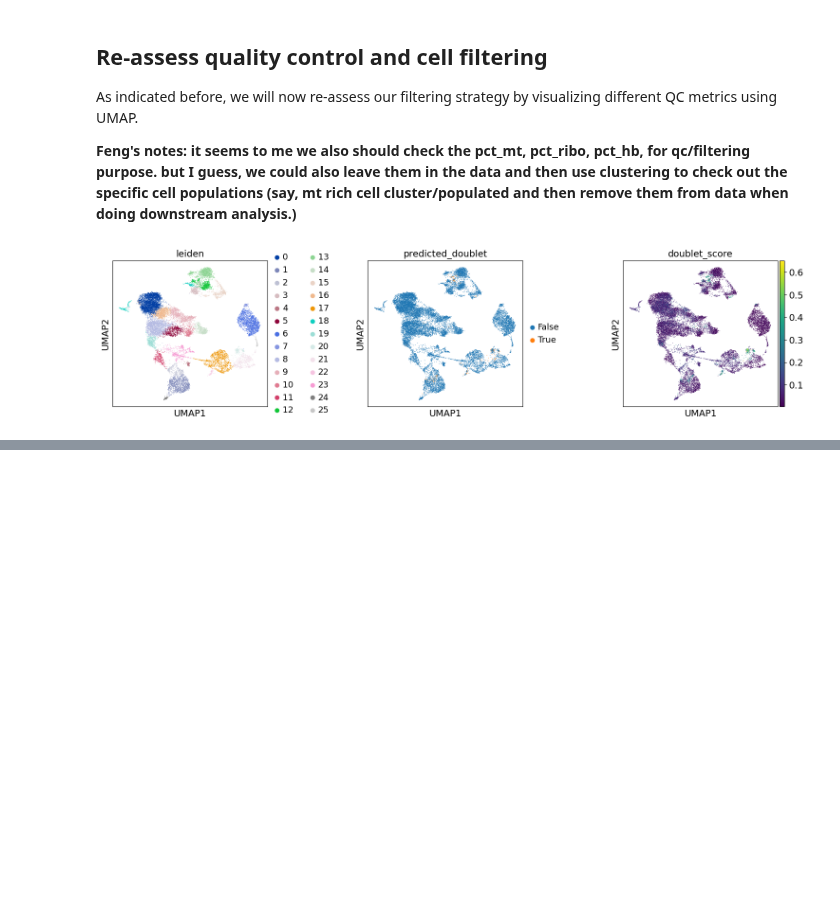
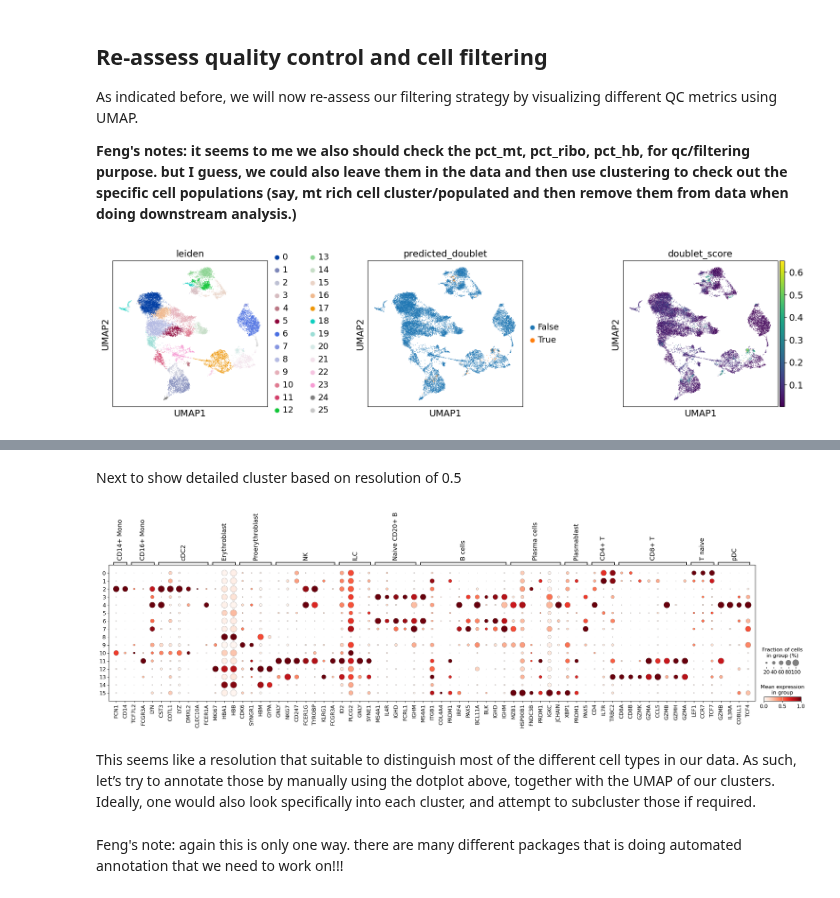
Before and after one commit to ffeng23/vs_pyhton_omics, a Jupyter notebook: scanpy_wfl_2.ipynb, the cells around one changed output, grey strips where cells are left out. Drawn from its saved outputs; the diff is of its cells as text; code cells hidden in the pictures; blank space fills up the shorter version.

```diff
--- a/scanpy_wfl_2.ipynb
+++ b/scanpy_wfl_2.ipynb
@@ -429,0 +514,21 @@ sc.pl.umap(
+# %%
+#There are fairly clear patterns of expression for our markers show here, which we can use to label our coarsest clustering with broad lineages.
+
+adata.obs["cell_type_lvl1"] = adata.obs["leiden_res_0.02"].map(
+    {
+        "0": "Lymphocytes",
+        "1": "Monocytes",
+        "2": "Erythroid",
+        "3": "B Cells",
+    }
+)
+# %% [markdown]
+Next to show detailed cluster based on resolution of 0.5
+# %%
+sc.pl.dotplot(adata, marker_genes, groupby="leiden_res_0.50", standard_scale="var")
+# %% [output]
+[figure, added]
+# %% [markdown]
+This seems like a resolution that suitable to distinguish most of the different cell types in our data. As such, let’s try to annotate those by manually using the dotplot above, together with the UMAP of our clusters. Ideally, one would also look specifically into each cluster, and attempt to subcluster those if required.
+# %% [markdown]
+Feng's note: again this is only one way. there are many different packages that is doing automated annotation that we need to work on!!!
```
Also changed, not shown: parts of 26 cells of this notebook, 1 other file.
